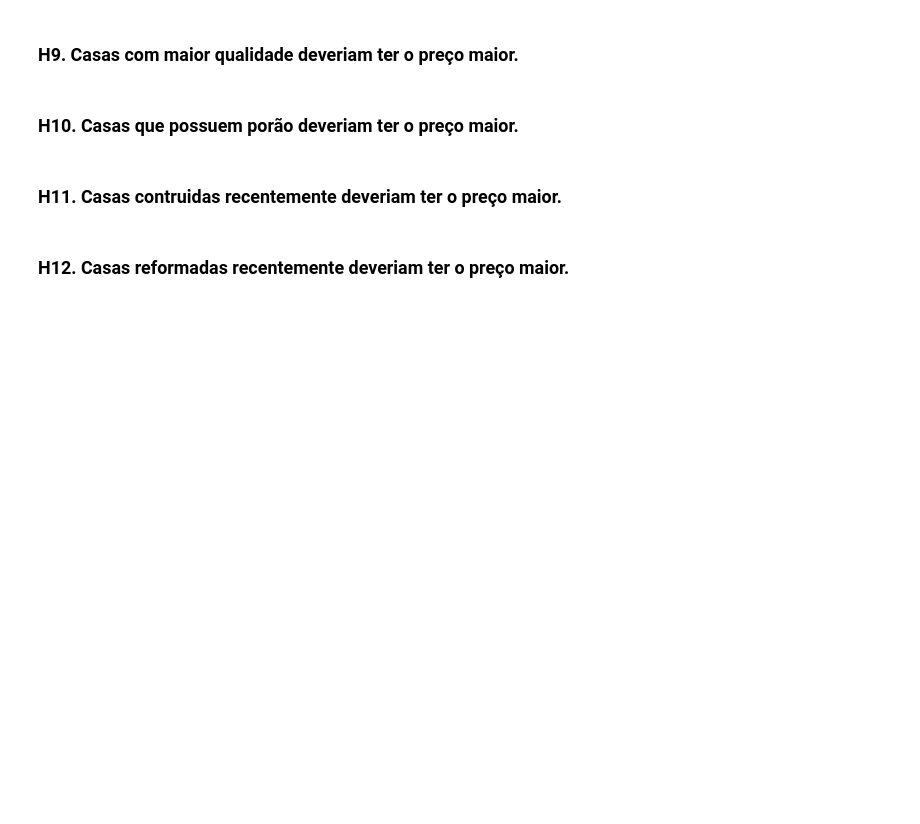
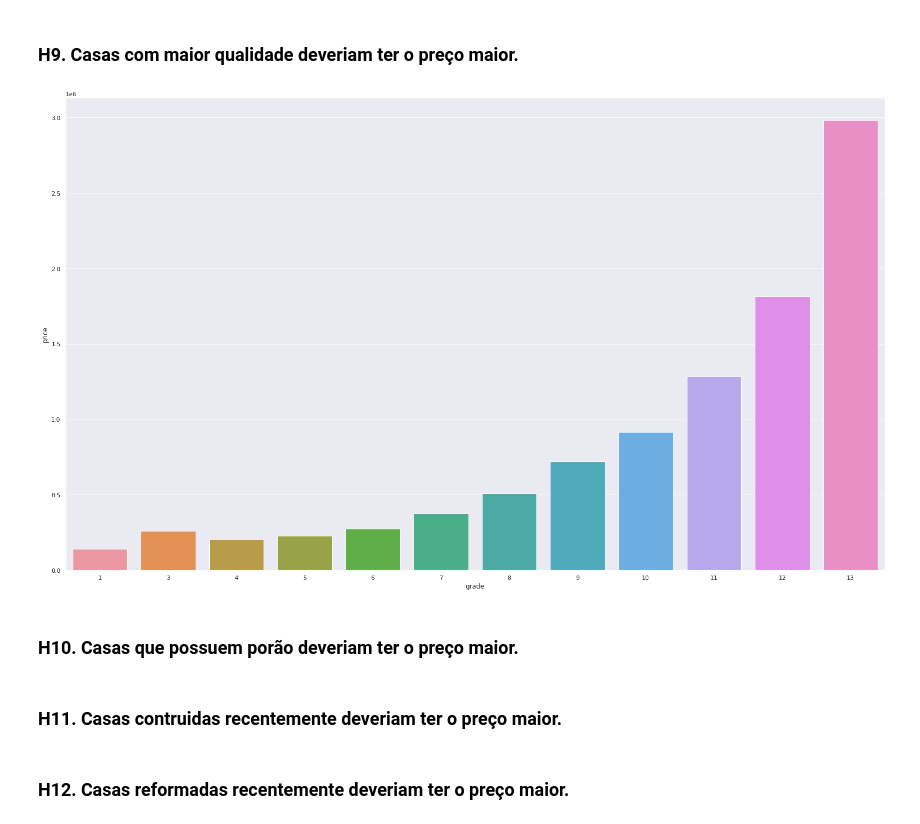
Before and after one commit to VictorTerror/House_Sales_Insights, a Jupyter notebook: 01_house_sales_insights.ipynb, the cells around one changed output. Cells and saved outputs as stored; diff of their text form; code cells hidden in the pictures; blank space fills up the shorter version.

```diff
--- a/01_house_sales_insights.ipynb
+++ b/01_house_sales_insights.ipynb
@@ -387,5 +414,11 @@ sns.barplot( x='bedrooms', y='price', data=aux2 );
 # %% [markdown]
 ### H9. Casas com maior qualidade deveriam ter o preço maior.
+# %%
+aux1 = df3[['price', 'grade']].groupby('grade').median().reset_index()
+
+sns.barplot( x='grade', y='price', data=aux1 );
+# %% [output]
+[figure, added]
 # %% [markdown]
 ### H10. Casas que possuem porão deveriam ter o preço maior.
 # %% [markdown]
```
Also changed, not shown: parts of 32 cells of this notebook.
